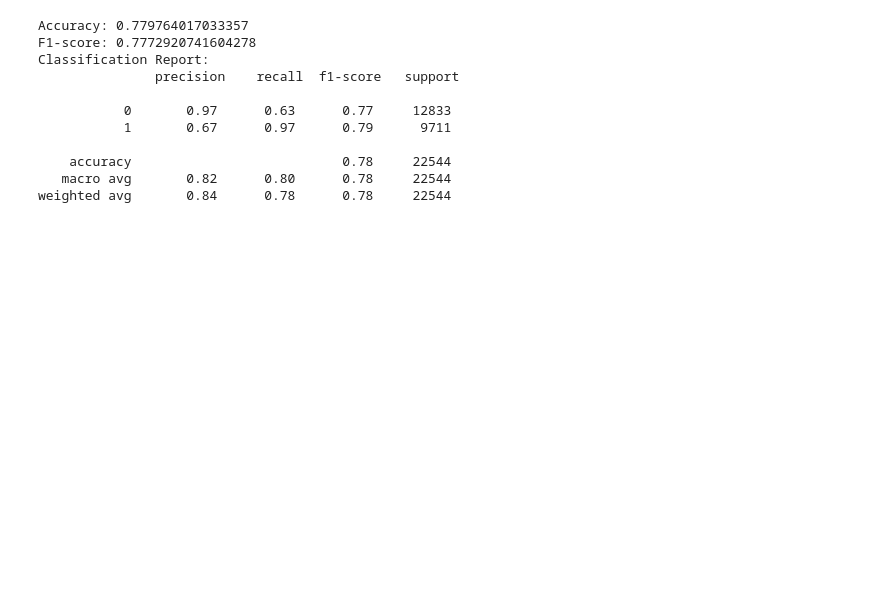
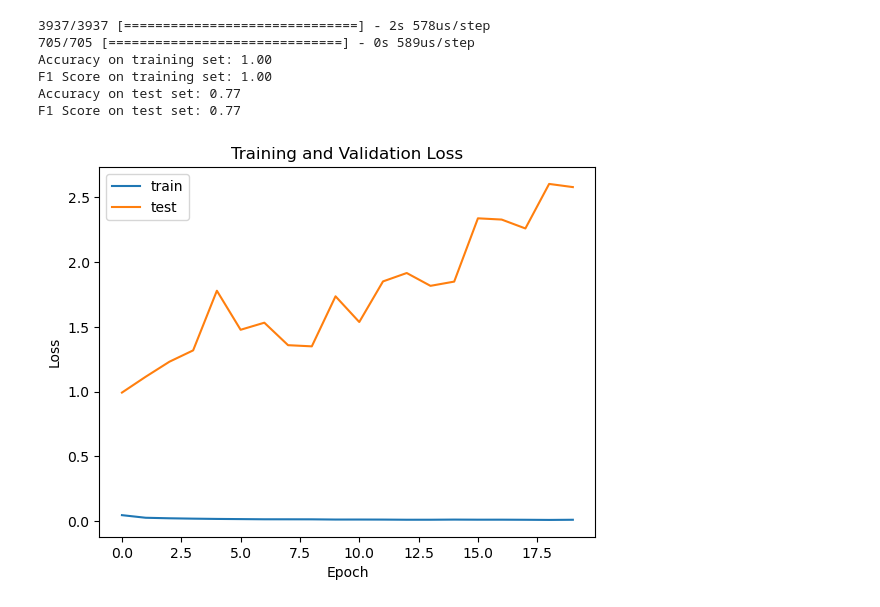
Before and after one commit to mqm1999/tensorflow, a Jupyter notebook: neural_network.ipynb, the cells around one changed output. Cells and saved outputs as stored; diff of their text form; code cells hidden in the pictures; blank space fills up the shorter version.

```diff
--- a/neural_network.ipynb
+++ b/neural_network.ipynb
@@ -54,9 +69,17 @@ X_test = scaler.transform(X_test)
 # %%
-from sklearn.neural_network import MLPClassifier
+# Define the MLP model
+model = Sequential()
+## relu: if value <= 0 => 0, if value > 0 => value
+## input_dim: inform model about number of features it should expect in each input sample
+model.add(Dense(128, input_dim=X_train.shape[1], activation='relu'))
+model.add(Dense(128, activation='relu'))
+model.add(Dense(len(np.unique(y_train)), activation='softmax'))
 
-# Build the MLP model
-mlp = MLPClassifier(hidden_layer_sizes=(100,), max_iter=300, random_state=42)
+# Compile the model
+## loss: loss function to use to compile
+## metrics: the evaluation metric
+model.compile(loss='sparse_categorical_crossentropy', optimizer='adam', metrics=['accuracy'])
 
 # Train the model
-mlp.fit(X_train, y_train)
+history = model.fit(X_train, y_train, epochs=20, batch_size=64, validation_data=(X_test, y_test))
 # %% [output]
@@ -64,28 +103,40 @@ MLPClassifier(max_iter=300, random_state=42)
 # %%
-from sklearn.metrics import accuracy_score, classification_report
+# Evaluate the model
+train_loss, train_accuracy = model.evaluate(X_train, y_train, verbose=0)
+test_loss, test_accuracy = model.evaluate(X_test, y_test, verbose=0)
 
-# Make predictions
-y_pred = mlp.predict(X_test)
+# Calculate F1 scores
+y_train_pred = np.argmax(model.predict(X_train), axis=1)
+y_test_pred = np.argmax(model.predict(X_test), axis=1)
+train_f1score = f1_score(y_train, y_train_pred, average='weighted')
+test_f1score = f1_score(y_test, y_test_pred, average='weighted')
 
-# Evaluate the model
-accuracy = accuracy_score(y_test, y_pred)
-report = classification_report(y_test, y_pred, output_dict=True)
+print(f'Accuracy on training set: {train_accuracy:.2f}')
+print(f'F1 Score on training set: {train_f1score:.2f}')
+print(f'Accuracy on test set: {test_accuracy:.2f}')
+print(f'F1 Score on test set: {test_f1score:.2f}')
 
-# Extract F1-score
-f1_score = report['weighted avg']['f1-score']
+# Plot the loss values
+plt.plot(history.history['loss'], label='train')
+plt.plot(history.history['val_loss'], label='test')
+plt.xlabel('Epoch')
+plt.ylabel('Loss')
+plt.title('Training and Validation Loss')
+plt.legend()
+plt.show()
 
-print("Accuracy:", accuracy)
-print("F1-score:", f1_score)
-print("Classification Report:\n", classification_report(y_test, y_pred))
+## SVM
+"""
+    train(41) => train(10): extract imp data
+    test(41) => AE => test(10)
+    support vector machine (SVM)
+    focus MLP + AE =>
+"""
 # %% [output]
-Accuracy: 0.779764017033357
-F1-score: 0.7772920741604278
-Classification Report:
-               precision    recall  f1-score   support
-
-           0       0.97      0.63      0.77     12833
-           1       0.67      0.97      0.79      9711
-
-    accuracy                           0.78     22544
-   macro avg       0.82      0.80      0.78     22544
-weighted avg       0.84      0.78      0.78     22544
+3937/3937 [==============================] - 2s 578us/step
+705/705 [==============================] - 0s 589us/step
+Accuracy on training set: 1.00
+F1 Score on training set: 1.00
+Accuracy on test set: 0.77
+F1 Score on test set: 0.77
+[figure, added]
```
Also changed, not shown: parts of 5 cells of this notebook, 2 other files.
